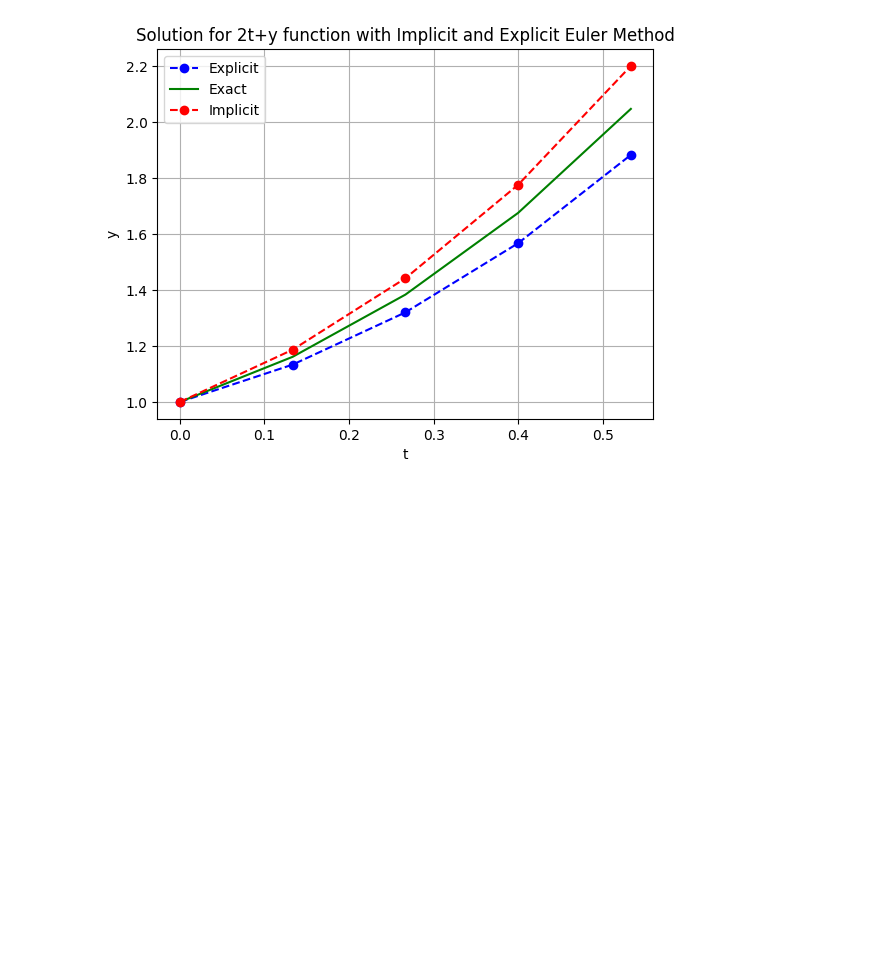
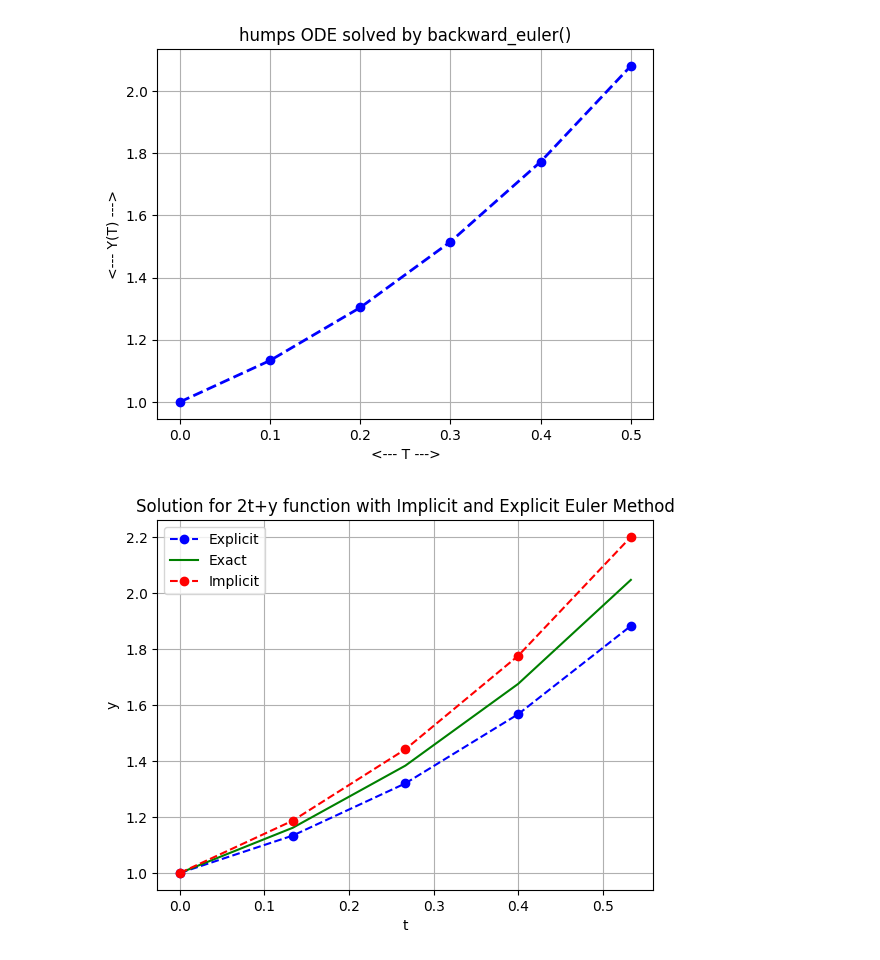
Before and after one commit to Polcsi/numeric-methods, a Jupyter notebook: euler.ipynb, the cells around one changed output. Cells and saved outputs as stored; diff of their text form; code cells hidden in the pictures; blank space fills up the shorter version.

```diff
--- a/euler.ipynb
+++ b/euler.ipynb
@@ -100,0 +120,83 @@ euler6.implicit_method()
+# %%
+def backward_euler(f, tspan, y0, n):
+  from scipy.optimize import fsolve
+  import numpy as np
+
+  if (np.ndim(y0) == 0):
+    m = 1
+  else:
+    m = len(y0)
+
+  t = np.zeros(n + 1)
+  y = np.zeros([n + 1, m])
+
+  #dt = (tspan[1] - tspan[0]) / float(n)
+  dt = 0.1
+
+  t[0] = tspan[0]
+  y[0, :] = y0
+
+  for i in range(0, n):
+
+    to = t[i]
+    yo = y[i, :]
+    tp = t[i] + dt
+    yp = yo + dt * f(to, yo)
+
+    yp = fsolve(backward_euler_residual, yp, args=(f, to, yo, tp))
+
+    t[i+1] = tp
+    y[i+1, :] = yp[:]
+
+  return t, y
+
+
+def backward_euler_residual(yp, f, to, yo, tp):
+  value = yp - yo - (tp - to) * f(tp, yp)
+
+  return value
+
+
+def backward_euler_test():
+  import numpy as np
+
+  tspan = np.array([0.0, 1.0])
+  y0 = 1
+  n = 5
+  humps_backward_euler(tspan, y0, n)
+
+  return
+
+
+def humps_backward_euler(tspan, y0, n):
+  import matplotlib.pyplot as plt
+  import numpy as np
+
+  print('')
+  print('humps_backward_euler():')
+  print('  Solve the humps ODE system using backward_euler().')
+
+  t, y = backward_euler(humps_deriv, tspan, y0, n)
+  print(t)
+  print(y)
+
+  plt.clf()
+
+  plt.plot(t, y, 'bo--', linewidth=2)
+  plt.grid(True)
+  plt.xlabel('<--- T --->')
+  plt.ylabel('<--- Y(T) --->')
+  plt.title('humps ODE solved by backward_euler()')
+  plt.show(block=False)
+  plt.close()
+
+  return
+
+def humps_deriv(x, y):
+  yp = (2 * x) + y
+
+  return yp
+
+if (__name__ == '__main__'):
+  backward_euler_test()
+# %% [output]
@@ -101,3 +212,4 @@ euler6.implicit_method()
+[figure, added]
 # %%
 import numpy as np
 import matplotlib.pyplot as plt
```
Also changed, not shown: parts of 2 cells of this notebook, 5 other files.
